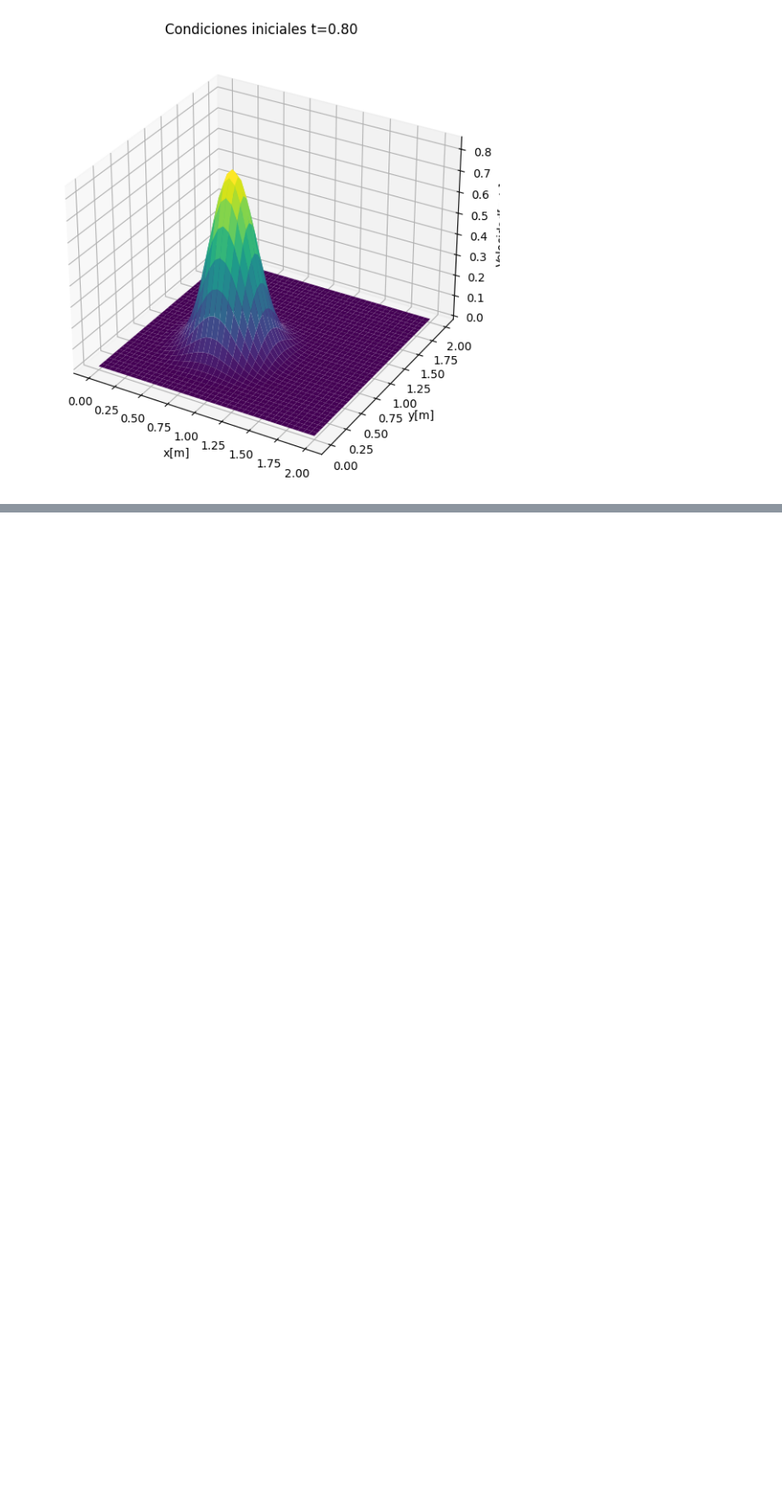
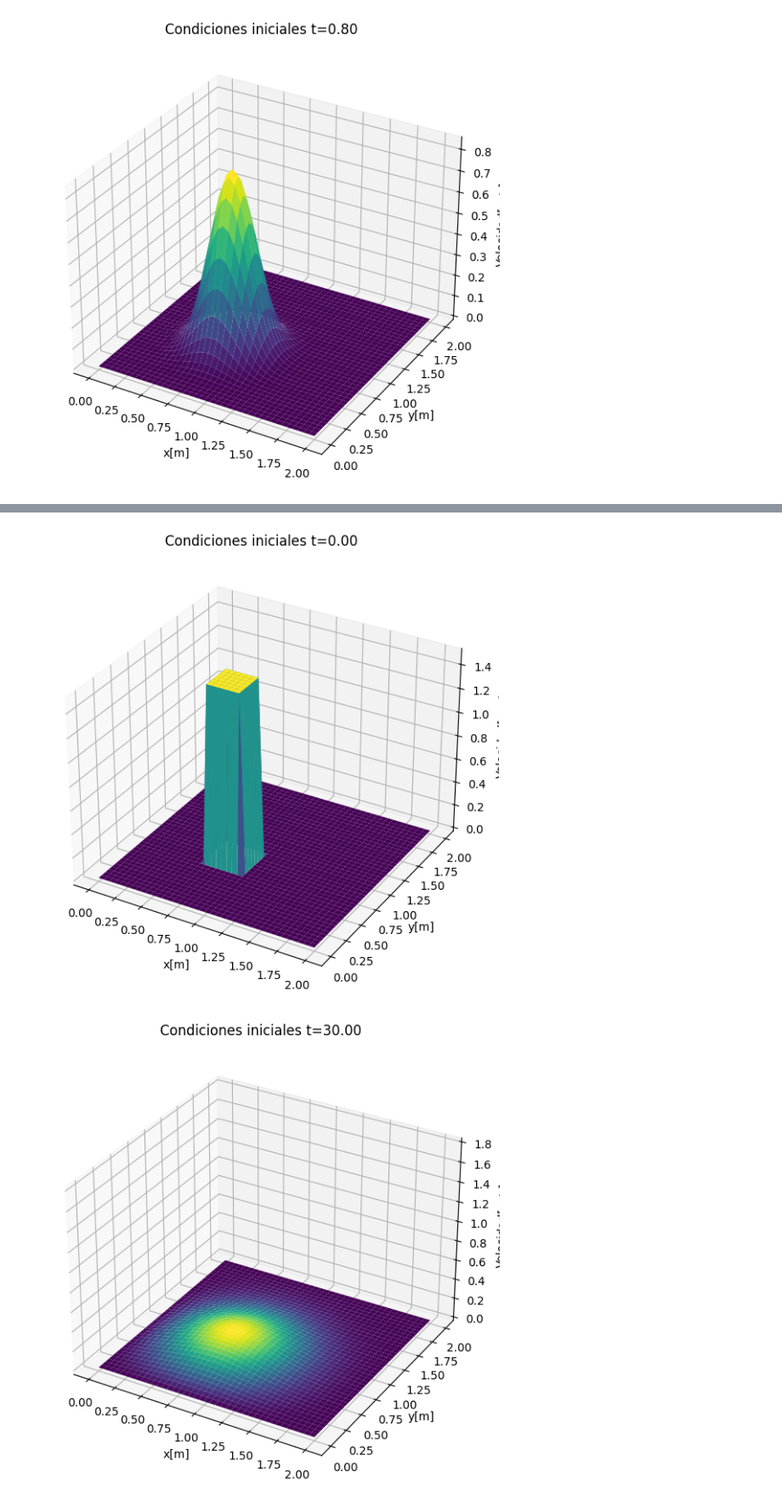
Before and after one commit to juhincapiem/CFD_codigos, a Jupyter notebook: FDM/2D_transient_diffusion.ipynb, the cells around one changed output, grey strips where cells are left out. Shown at 85% size. Cells and saved outputs as stored; diff of their text form; code cells hidden in the pictures; blank space fills up the shorter version.

Commit message:
The visualization was improved

```diff
--- a/FDM/2D_transient_diffusion.ipynb
+++ b/FDM/2D_transient_diffusion.ipynb
@@ -95,6 +95,7 @@ class domain:
         ax.set_ylabel('y[m]')
         ax.set_zlabel('Velocidad[m/s]')
         ax.set_title('Condiciones iniciales t=%.2f' % self.t[-1])
+        ax.set_zlim(0, 1.8)
 
     def __str__(self):
         return 'Información de la simulación:\nNodos en x: {}\nNodos en y: {}\nNodos en t: {}\nAlfa: {:.2f}\nBeta: {:.2f}\n'.format(self.Nx+1, self.Ny+1, self.Nt+1, self.alfa, self.beta)
@@ -128,3 +129,23 @@ surface.solver_loop()
 surface.plotter_3D()
 # %% [output]
 [figure]
+# %%
+#Definimos las propiedades y condiciones de simulación
+Lx = 2
+Ly = 2
+T = 30
+c = 0.05
+dx = 0.05
+dy = 0.05
+dt = 0.05
+
+#Creo el objeto string
+surface01 = domain(Lx, Ly, T, c, dx, dy, dt)
+print(surface01)
+
+#Grafico las condiciones iniciales
+surface01.initialCond()
+
+surface01.solver_vector()
+surface01.plotter_3D()
+# %% [output]
@@ -130,0 +158,2 @@ surface.plotter_3D()
+[figure, added]
+[figure, added]
```
Also changed, not shown: parts of 2 cells of this notebook.
